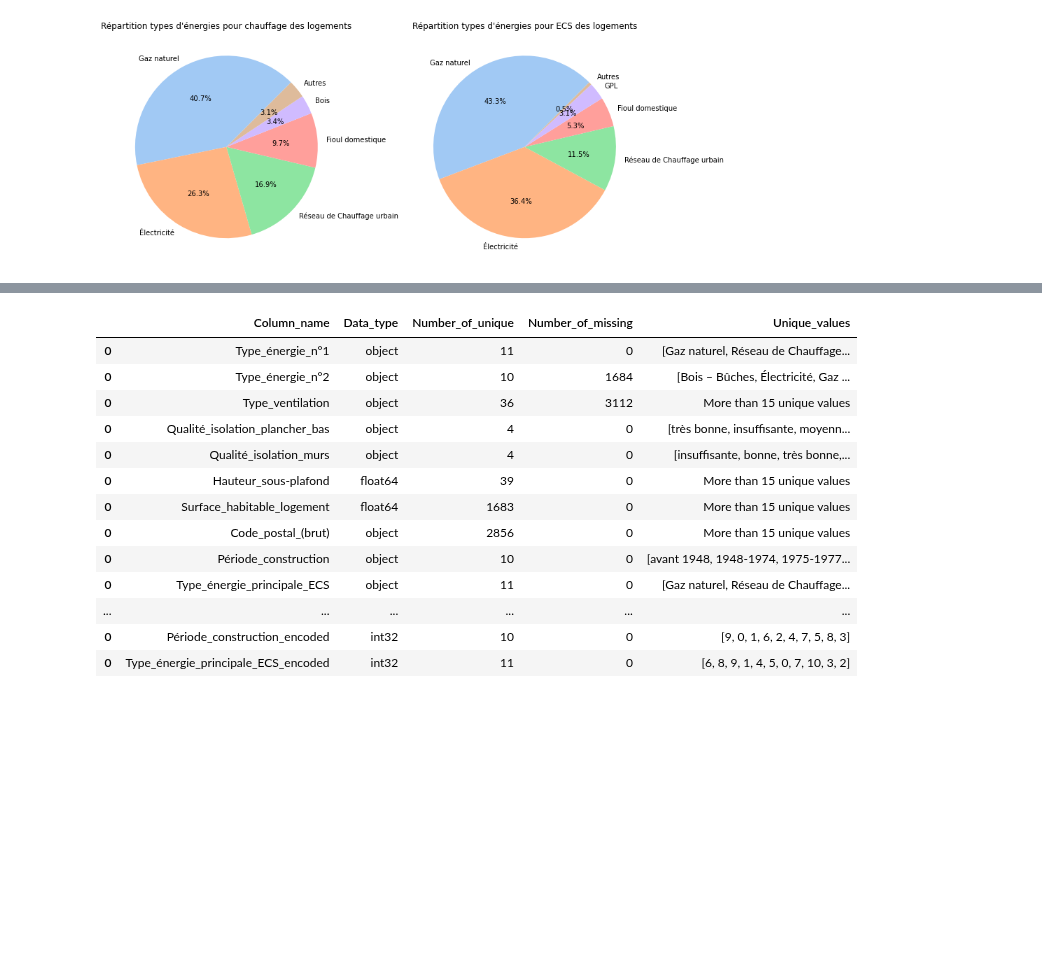
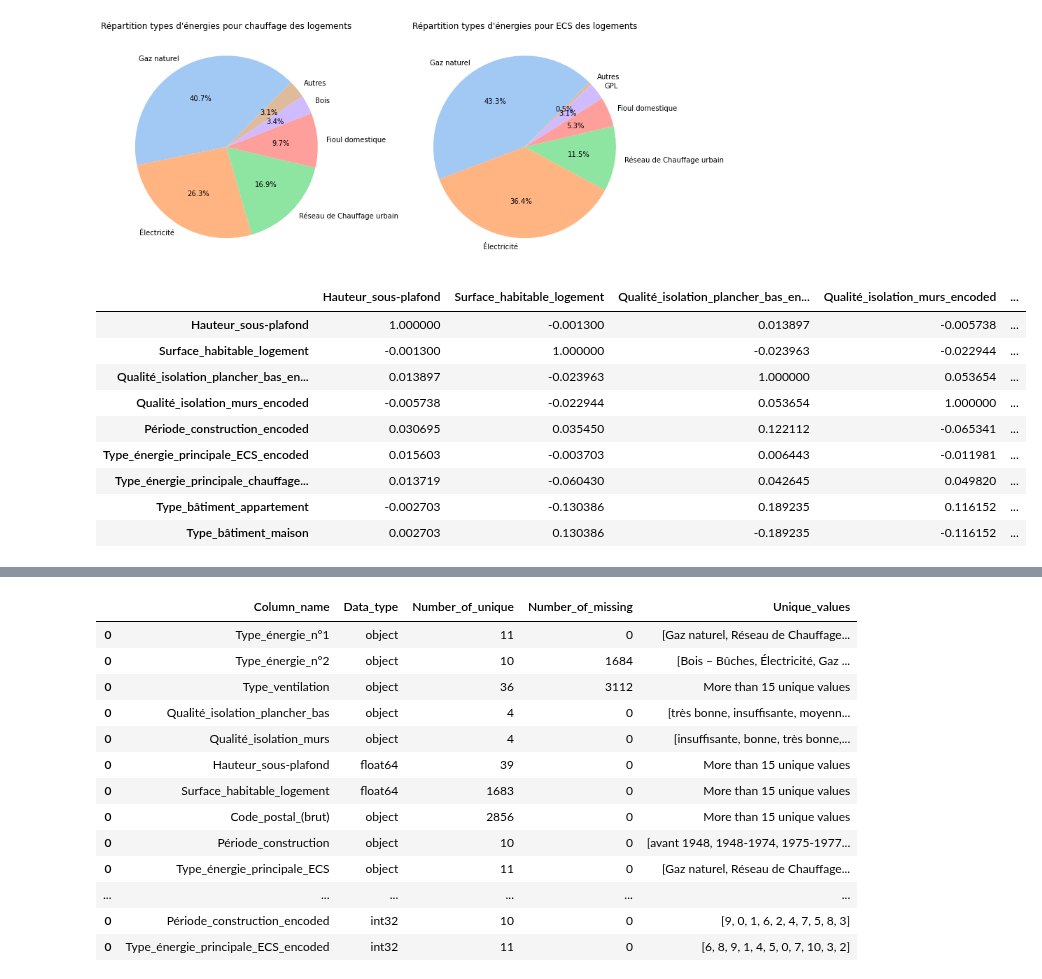
Before and after one commit to LACHQER-Wiam/Projet-Python, a Jupyter notebook: data.ipynb, the cells around one changed output, grey strips where cells are left out. Drawn from its saved outputs; the diff is of its cells as text; code cells hidden in the pictures; blank space fills up the shorter version.

```diff
--- a/data.ipynb
+++ b/data.ipynb
@@ -232,6 +217,22 @@ axes[1].set_title('Répartition types d\'énergies pour ECS des logements')
 plt.show()
 # %% [output]
 [figure]
+# %%
+# Corrélation
+
+corr = bd_dpe.corr()
+corr.style.background_gradient(cmap='coolwarm')
+# %% [output]
+|  | Hauteur_sous-plafond | Surface_habitable_logement | Qualité_isolation_plancher_bas_en... | Qualité_isolation_murs_encoded | ... |
+| Hauteur_sous-plafond | 1.000000 | -0.001300 | 0.013897 | -0.005738 | ... |
+| Surface_habitable_logement | -0.001300 | 1.000000 | -0.023963 | -0.022944 | ... |
+| Qualité_isolation_plancher_bas_en... | 0.013897 | -0.023963 | 1.000000 | 0.053654 | ... |
+| Qualité_isolation_murs_encoded | -0.005738 | -0.022944 | 0.053654 | 1.000000 | ... |
+| Période_construction_encoded | 0.030695 | 0.035450 | 0.122112 | -0.065341 | ... |
+| Type_énergie_principale_ECS_encoded | 0.015603 | -0.003703 | 0.006443 | -0.011981 | ... |
+| Type_énergie_principale_chauffage... | 0.013719 | -0.060430 | 0.042645 | 0.049820 | ... |
+| Type_bâtiment_appartement | -0.002703 | -0.130386 | 0.189235 | 0.116152 | ... |
+| Type_bâtiment_maison | 0.002703 | 0.130386 | -0.189235 | -0.116152 | ... |
 # %%
 
 # TYPE DE REPRESENTATIONA REVOIR /!\ pas tres visuelle
```
Also changed, not shown: parts of 8 cells of this notebook, 1 other file.
